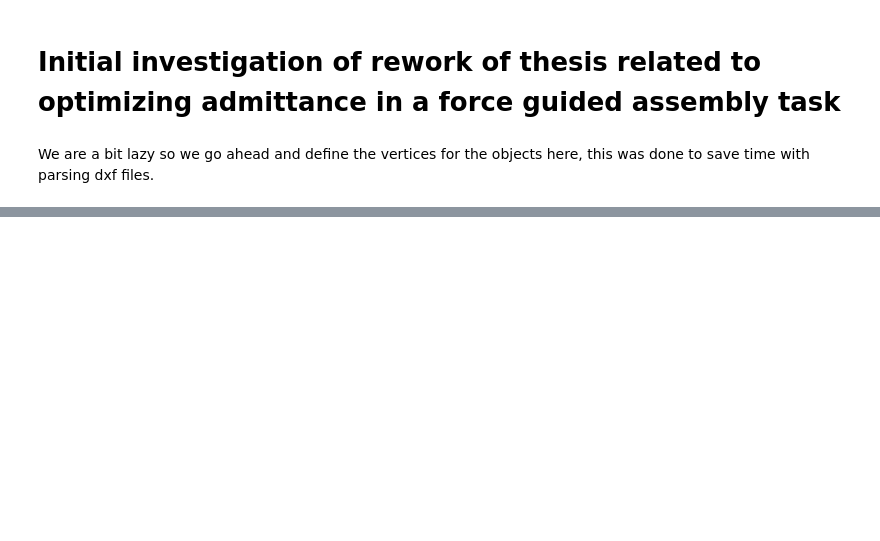
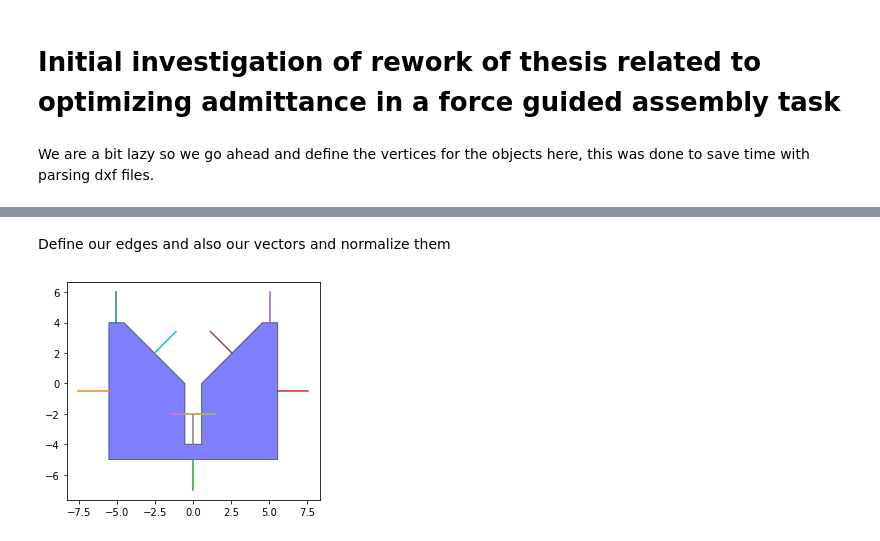
Before and after one commit to fernardz/ContactStateGeneration, a Jupyter notebook: Pt1 Contact States/Investigation.ipynb, the cells around one changed output, grey strips where cells are left out. Cells and saved outputs as stored; diff of their text form; code cells hidden in the pictures; blank space fills up the shorter version.

```diff
--- a/Pt1 Contact States/Investigation.ipynb
+++ b/Pt1 Contact States/Investigation.ipynb
@@ -80,0 +157,2 @@ plot_poly([figObjA, figObjB])
+# %%
+ObjA=prepare_object(VertA)
@@ -80,0 +200,21 @@ plot_poly([figObjA, figObjB])
+# %% [markdown]
+Define our edges and also our vectors and normalize them
+# %%
+fig, ax= plt.subplots()
+
+polygonA = Polygon(ObjA['Vertices'])
+patchA = PolygonPatch(polygonA, fc="b", alpha=0.5)
+
+for e,n in zip(ObjA['Edges'], ObjA['Normals']):
+  mdpt=(np.add(e[0],e[1]))/2
+  scnd=mdpt+n*2
+  L=LineString([mdpt, scnd])
+  x,y=L.xy
+  plt.plot(x,y)
+
+ax.add_patch(patchA)
+ax.autoscale_view()
+ax.set_aspect('equal','box')
+plt.show()
+# %% [output]
+[figure, added]
```
Also changed, not shown: parts of 16 cells of this notebook.
